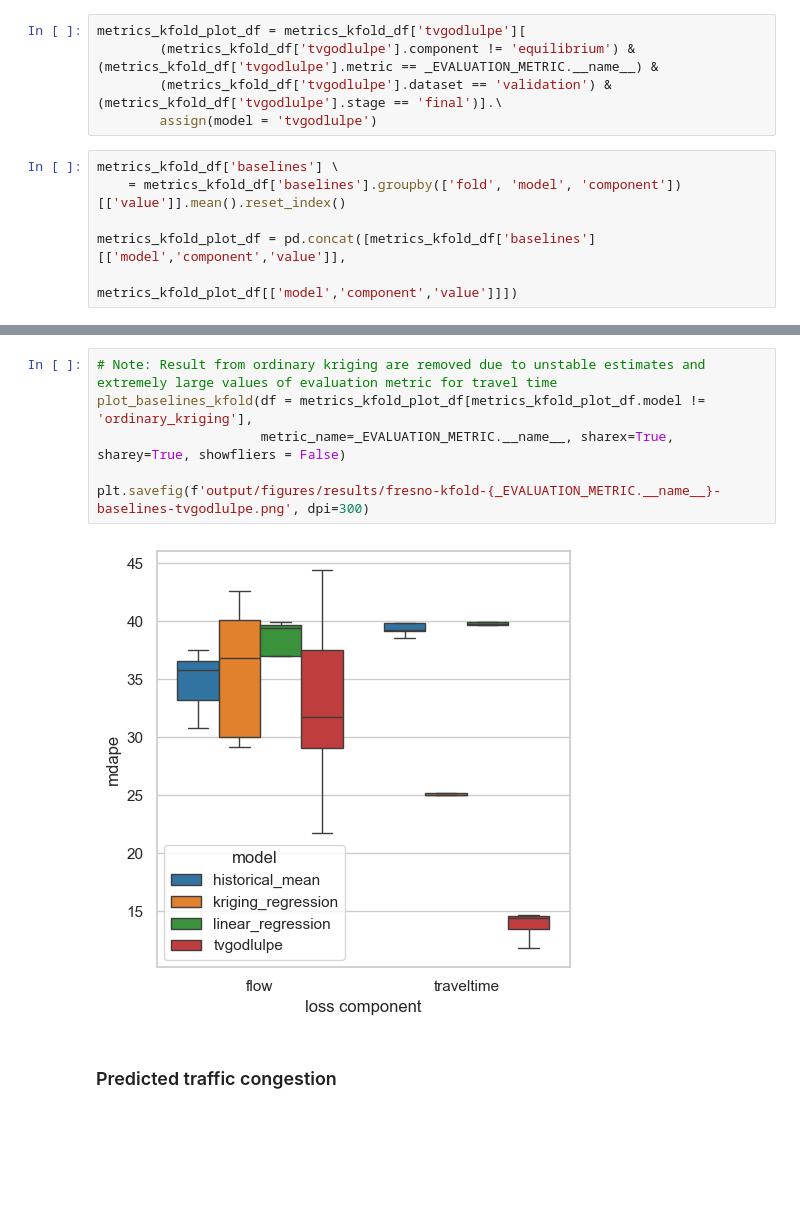
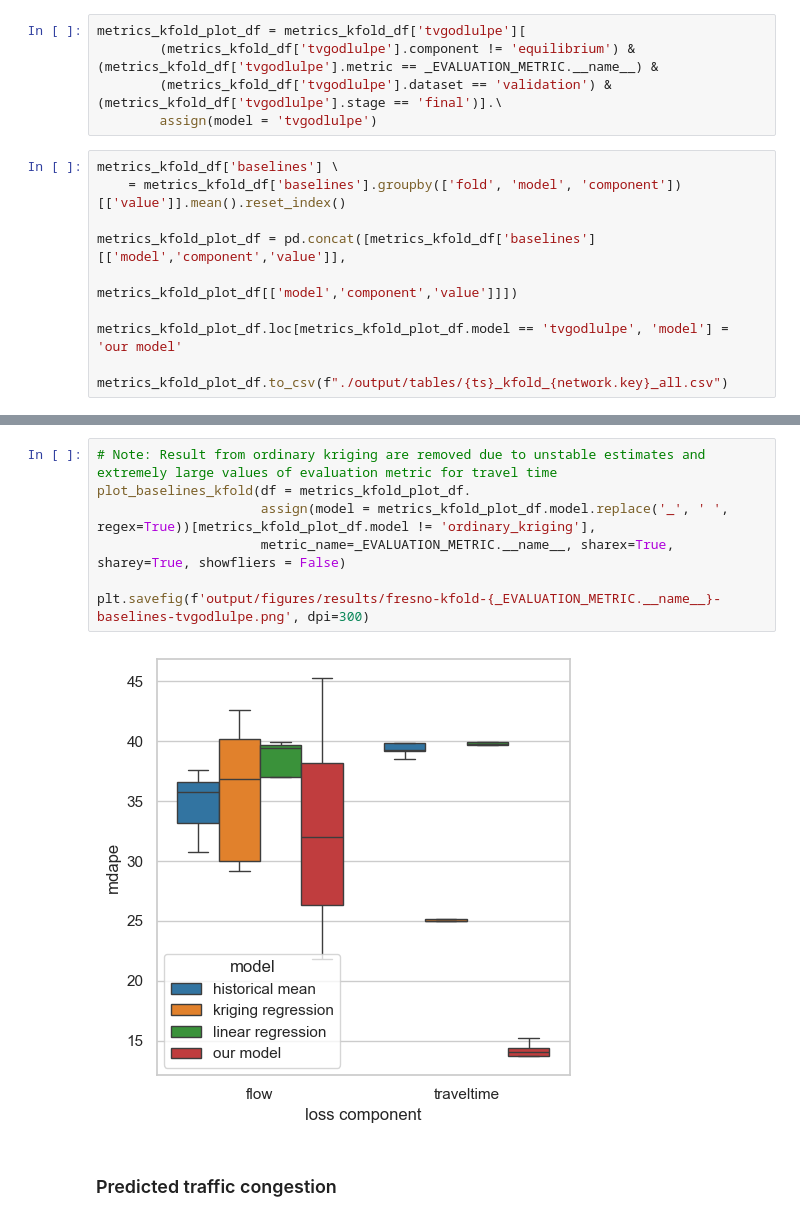
Before and after one commit to pabloguarda/nesuelogit, a Jupyter notebook: examples/notebooks/validation-fresno.ipynb, the cells around one changed output, grey strips where cells are left out. Saved outputs shown, nothing was run; the diff lists cells and outputs as text; blank space fills up the shorter version.

```diff
--- a/examples/notebooks/validation-fresno.ipynb
+++ b/examples/notebooks/validation-fresno.ipynb
@@ -599,6 +599,10 @@ metrics_kfold_df['baselines'] \
 
 metrics_kfold_plot_df = pd.concat([metrics_kfold_df['baselines'][['model','component','value']],
                                    metrics_kfold_plot_df[['model','component','value']]])
+
+metrics_kfold_plot_df.loc[metrics_kfold_plot_df.model == 'tvgodlulpe', 'model'] = 'our model'
+
+metrics_kfold_plot_df.to_csv(f"./output/tables/{ts}_kfold_{network.key}_all.csv")
 # %%
 means_mapes = metrics_kfold_plot_df.groupby(['component','model'])['value'].mean().reset_index().rename(columns={'value':'mean'})
 se_mapes = metrics_kfold_plot_df.groupby(['component','model'])['value'].agg(['std', 'count']).apply(lambda row: row['std'] / np.sqrt(row['count']), axis=1).reset_index().rename(columns={0:'se'})
@@ -618,12 +622,13 @@ pd.merge(means_mapes, se_mapes).sort_values(by = ['component', 'mean'])
 | 8 | traveltime | ordinary_kriging | 3.038313e+16 | 2.994081e+16 |
 # %%
 # Note: Result from ordinary kriging are removed due to unstable estimates and extremely large values of evaluation metric for travel time
-plot_baselines_kfold(df = metrics_kfold_plot_df[metrics_kfold_plot_df.model != 'ordinary_kriging'],
+plot_baselines_kfold(df = metrics_kfold_plot_df.
+                     assign(model = metrics_kfold_plot_df.model.replace('_', ' ', regex=True))[metrics_kfold_plot_df.model != 'ordinary_kriging'],
                      metric_name=_EVALUATION_METRIC.__name__, sharex=True, sharey=True, showfliers = False)
 
 plt.savefig(f'output/figures/results/fresno-kfold-{_EVALUATION_METRIC.__name__}-baselines-tvgodlulpe.png', dpi=300)
 # %% [output]
-[figure, old version]
+[figure, new version]
 # %% [markdown]
 ### Predicted traffic congestion
 # %%
```
Also changed, not shown: parts of 16 cells of this notebook.
